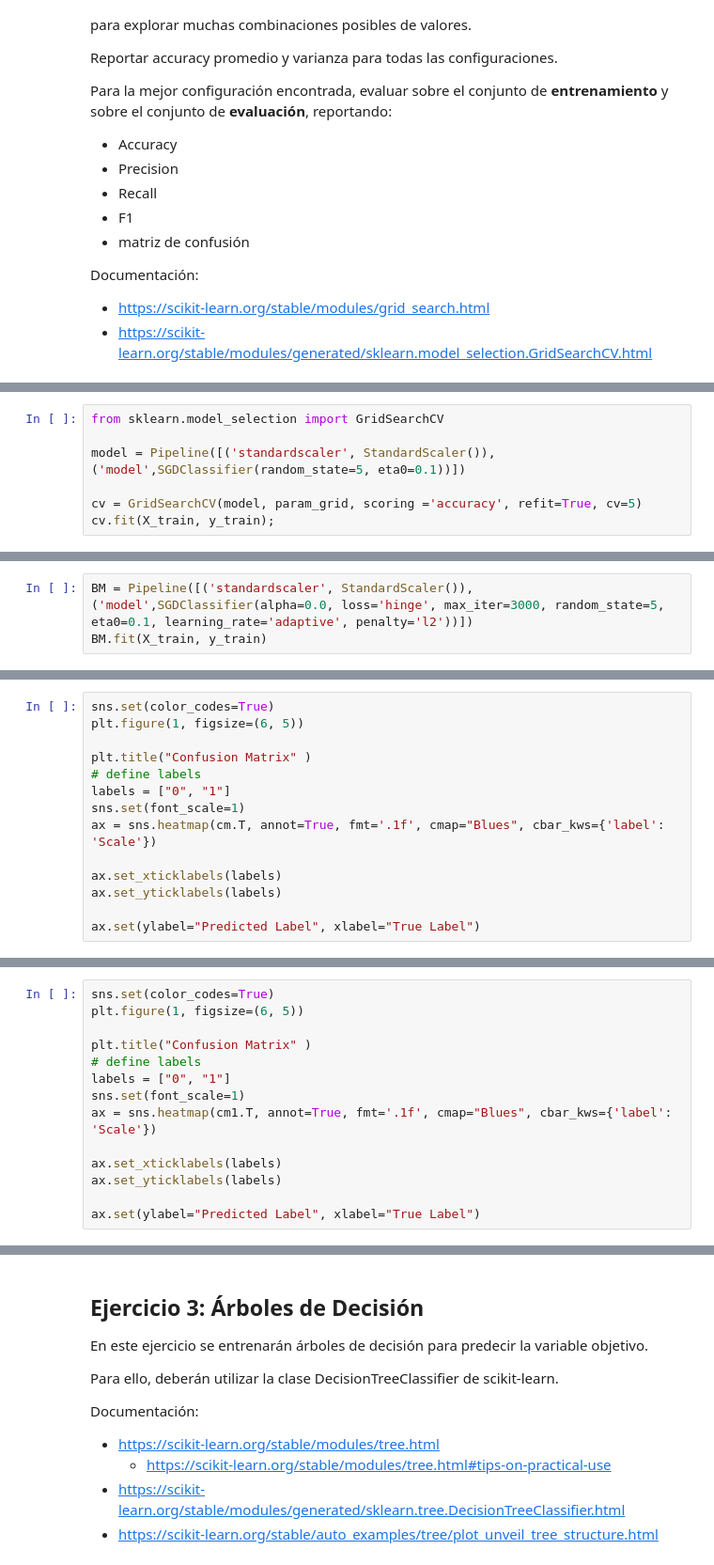
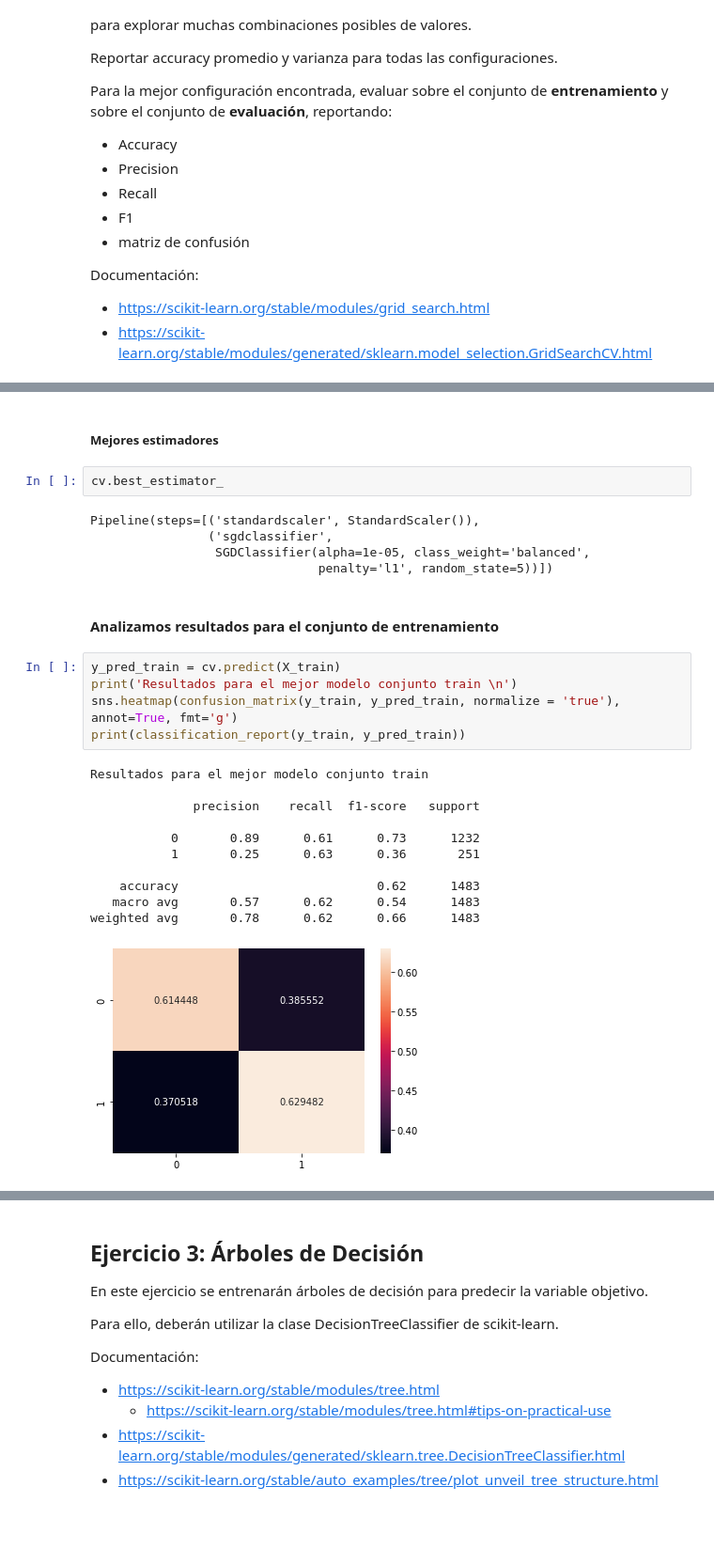
Before and after one commit to donlucas1/Grupo10, a Jupyter notebook: introml/Grupo_10_IntroML_Entregable_Parte_2.ipynb, the cells around one changed output, grey strips where cells are left out. Shown at 94% size. Saved outputs shown, nothing was run; the diff lists cells and outputs as text; blank space fills up the shorter version.

```diff
--- a/introml/Grupo_10_IntroML_Entregable_Parte_2.ipynb
+++ b/introml/Grupo_10_IntroML_Entregable_Parte_2.ipynb
@@ -361,7 +175,0 @@ for params in ParameterGrid(param_grid):
-# %%
-from sklearn.model_selection import GridSearchCV
-
-model = Pipeline([('standardscaler', StandardScaler()), ('model',SGDClassifier(random_state=5, eta0=0.1))])
-
-cv = GridSearchCV(model, param_grid, scoring ='accuracy', refit=True, cv=5)
-cv.fit(X_train, y_train);
@@ -441,3 +218,0 @@ Entrenamiento mejor modelo:
-# %%
-BM = Pipeline([('standardscaler', StandardScaler()), ('model',SGDClassifier(alpha=0.0, loss='hinge', max_iter=3000, random_state=5, eta0=0.1, learning_rate='adaptive', penalty='l2'))])
-BM.fit(X_train, y_train)
@@ -496,14 +218,0 @@ print(cm.T)
-# %%
-sns.set(color_codes=True)
-plt.figure(1, figsize=(6, 5))
-
-plt.title("Confusion Matrix" )
-# define labels
-labels = ["0", "1"]
-sns.set(font_scale=1)
-ax = sns.heatmap(cm.T, annot=True, fmt='.1f', cmap="Blues", cbar_kws={'label': 'Scale'})
-
-ax.set_xticklabels(labels)
-ax.set_yticklabels(labels)
-
-ax.set(ylabel="Predicted Label", xlabel="True Label")
@@ -550,14 +218,0 @@ print(cm1.T)
-# %%
-sns.set(color_codes=True)
-plt.figure(1, figsize=(6, 5))
-
-plt.title("Confusion Matrix" )
-# define labels
-labels = ["0", "1"]
-sns.set(font_scale=1)
-ax = sns.heatmap(cm1.T, annot=True, fmt='.1f', cmap="Blues", cbar_kws={'label': 'Scale'})
-
-ax.set_xticklabels(labels)
-ax.set_yticklabels(labels)
-
-ax.set(ylabel="Predicted Label", xlabel="True Label")
@@ -566,0 +219,28 @@ ax.set(ylabel="Predicted Label", xlabel="True Label")
+# %% [markdown]
+##### Mejores estimadores
+# %%
+cv.best_estimator_
+# %% [output]
+Pipeline(steps=[('standardscaler', StandardScaler()),
+                ('sgdclassifier',
+                 SGDClassifier(alpha=1e-05, class_weight='balanced',
+                               penalty='l1', random_state=5))])
+# %% [markdown]
+#### Analizamos resultados para el conjunto de entrenamiento
+# %%
+y_pred_train = cv.predict(X_train)
+print('Resultados para el mejor modelo conjunto train \n')
+sns.heatmap(confusion_matrix(y_train, y_pred_train, normalize = 'true'), annot=True, fmt='g')
+print(classification_report(y_train, y_pred_train))
+# %% [output]
+Resultados para el mejor modelo conjunto train
+
+              precision    recall  f1-score   support
+
+           0       0.89      0.61      0.73      1232
+           1       0.25      0.63      0.36       251
+
+    accuracy                           0.62      1483
+   macro avg       0.57      0.62      0.54      1483
+weighted avg       0.78      0.62      0.66      1483
+[figure, added]
```
Also changed, not shown: parts of 79 cells of this notebook, 1 other file.
